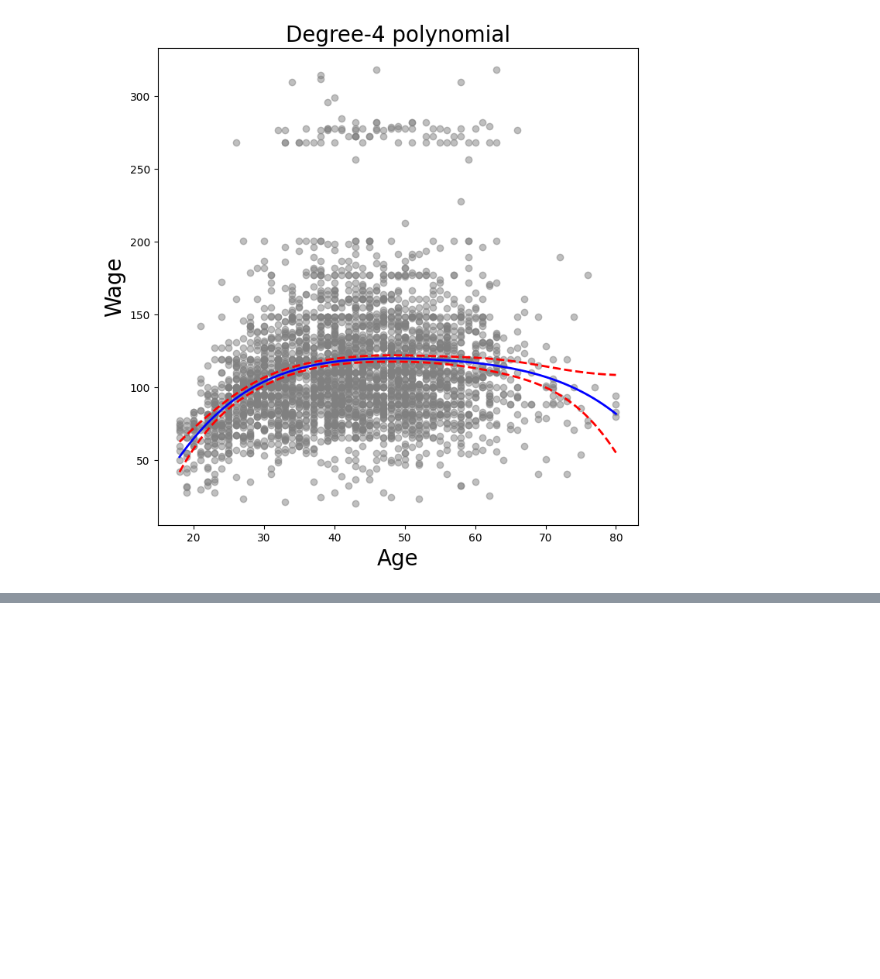
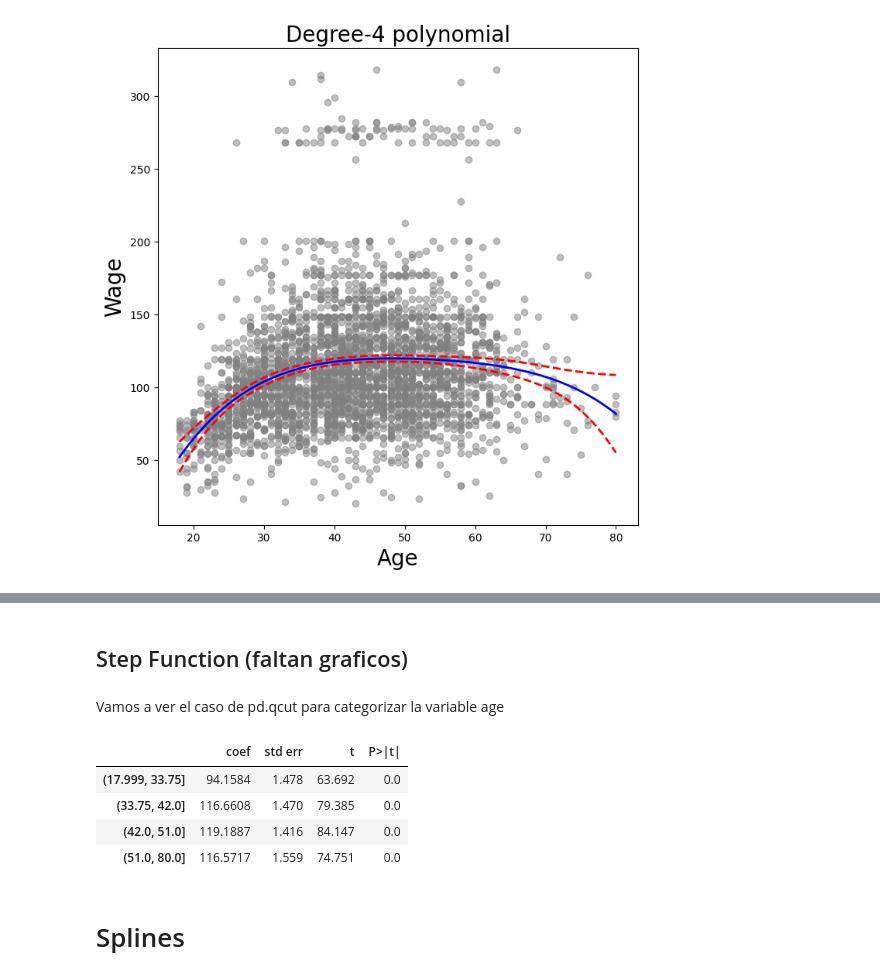
Before and after one commit to chuancao26/islp, a Jupyter notebook: LabNonLinearApproach.ipynb, the cells around one changed output, grey strips where cells are left out. Cells and saved outputs as stored; diff of their text form; code cells hidden in the pictures; blank space fills up the shorter version.

Commit message:
splines and step functions

```diff
--- a/LabNonLinearApproach.ipynb
+++ b/LabNonLinearApproach.ipynb
@@ -100,0 +163,15 @@ plot_wage_fit(age_df,
+# %% [markdown]
+## Step Function (faltan graficos)
+# %% [markdown]
+Vamos a ver el caso de pd.qcut para categorizar la variable age
+# %%
+cut_age = pd.qcut(age, 4)
+summarize(sm.OLS(y, pd.get_dummies(cut_age)).fit())
+# %% [output]
+|  | coef | std err | t | P>|t| |
+| (17.999, 33.75] | 94.1584 | 1.478 | 63.692 | 0.0 |
+| (33.75, 42.0] | 116.6608 | 1.470 | 79.385 | 0.0 |
+| (42.0, 51.0] | 119.1887 | 1.416 | 84.147 | 0.0 |
+| (51.0, 80.0] | 116.5717 | 1.559 | 74.751 | 0.0 |
+# %% [markdown]
+# Splines
```
Also changed, not shown: parts of 6 cells of this notebook.
